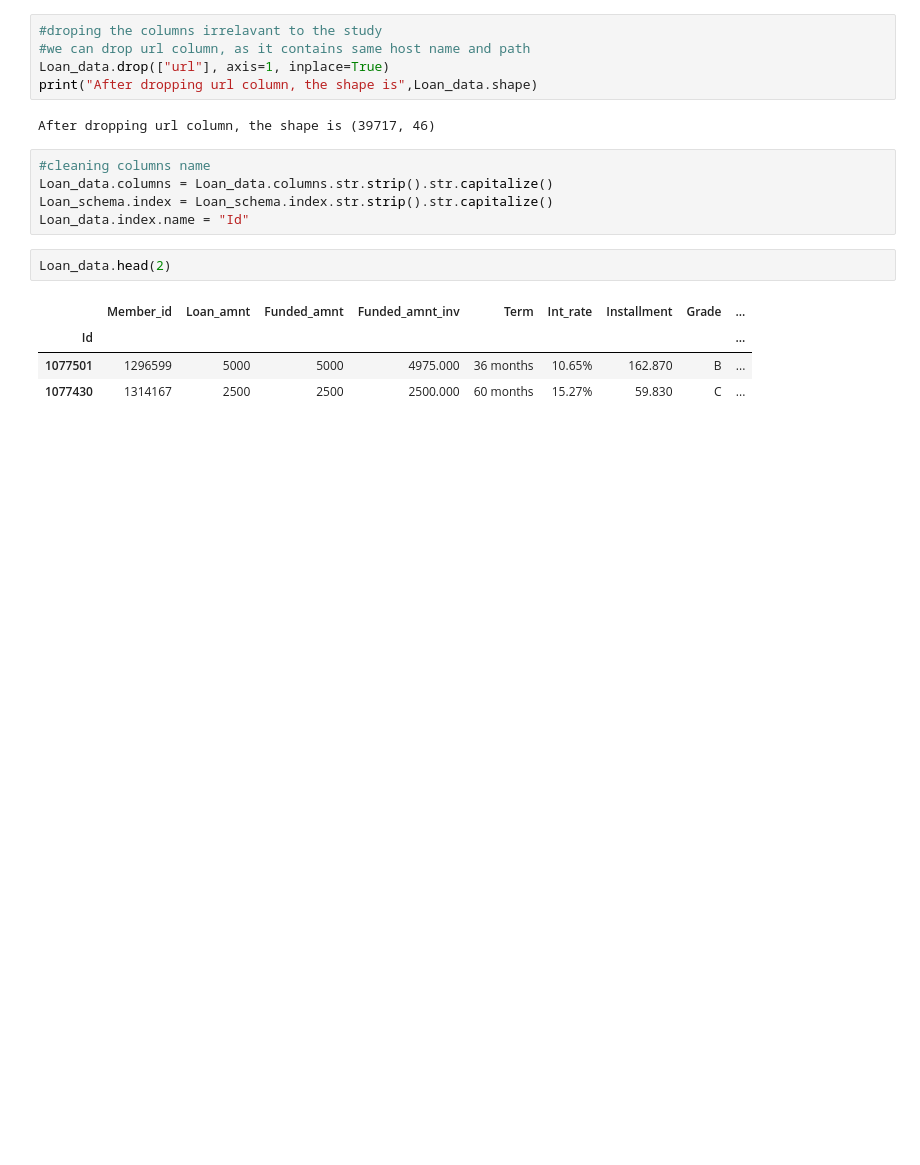
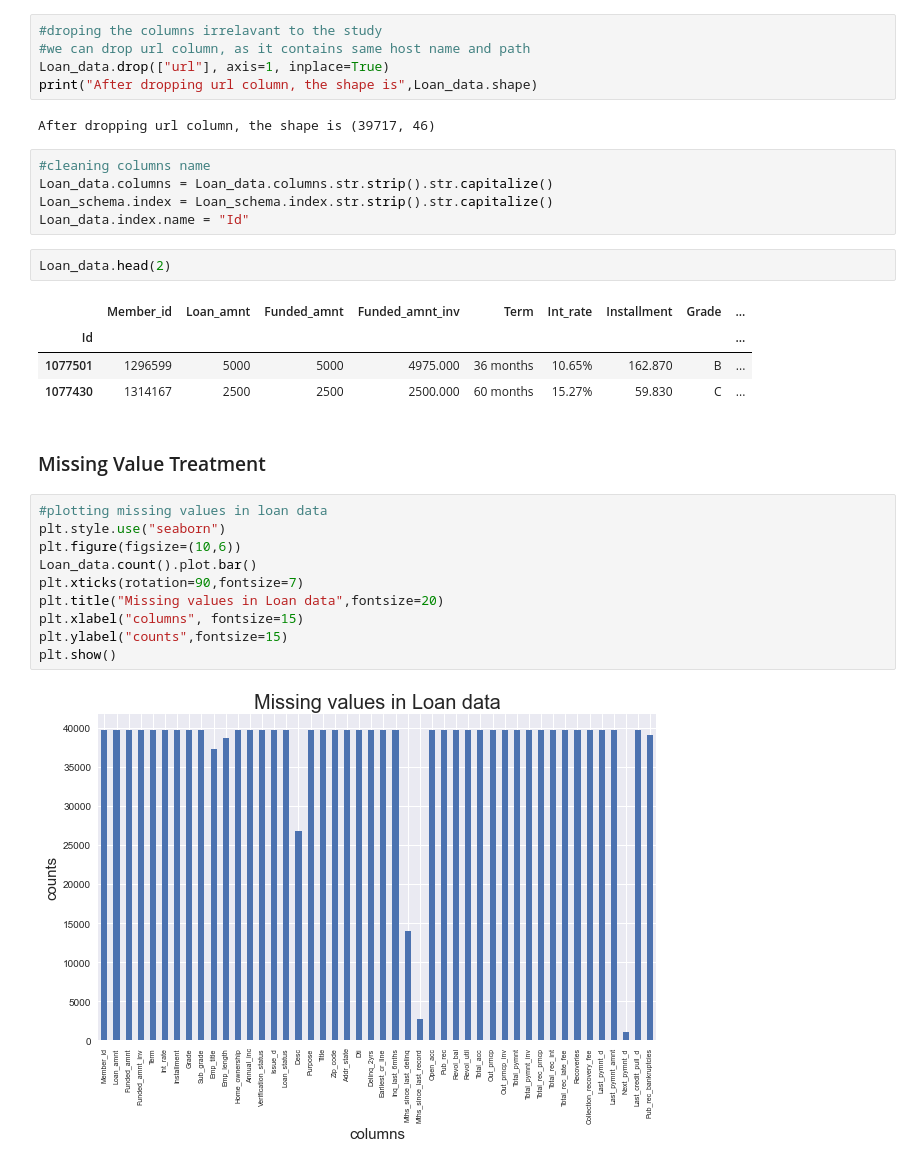
Before and after one commit to Veneeshkrishnan/Lending_Club_Case_Study, a Jupyter notebook: Lending_club.ipynb, the cells around one changed output. Drawn from its saved outputs; the diff is of its cells as text; blank space fills up the shorter version.

Commit message:
missing value treatment

```diff
--- a/Lending_club.ipynb
+++ b/Lending_club.ipynb
@@ -143,3 +143,17 @@ Loan_data.head(2)
 | Id |  |  |  |  |  |  |  |  | ... |
 | 1077501 | 1296599 | 5000 | 5000 | 4975.000 | 36 months | 10.65% | 162.870 | B | ... |
 | 1077430 | 1314167 | 2500 | 2500 | 2500.000 | 60 months | 15.27% | 59.830 | C | ... |
+# %% [markdown]
+### Missing Value Treatment
+# %%
+#plotting missing values in loan data
+plt.style.use("seaborn")
+plt.figure(figsize=(10,6))
+Loan_data.count().plot.bar()
+plt.xticks(rotation=90,fontsize=7)
+plt.title("Missing values in Loan data",fontsize=20)
+plt.xlabel("columns", fontsize=15)
+plt.ylabel("counts",fontsize=15)
+plt.show()
+# %% [output]
+[figure, added]
```
Also changed, not shown: parts of 35 cells of this notebook.
